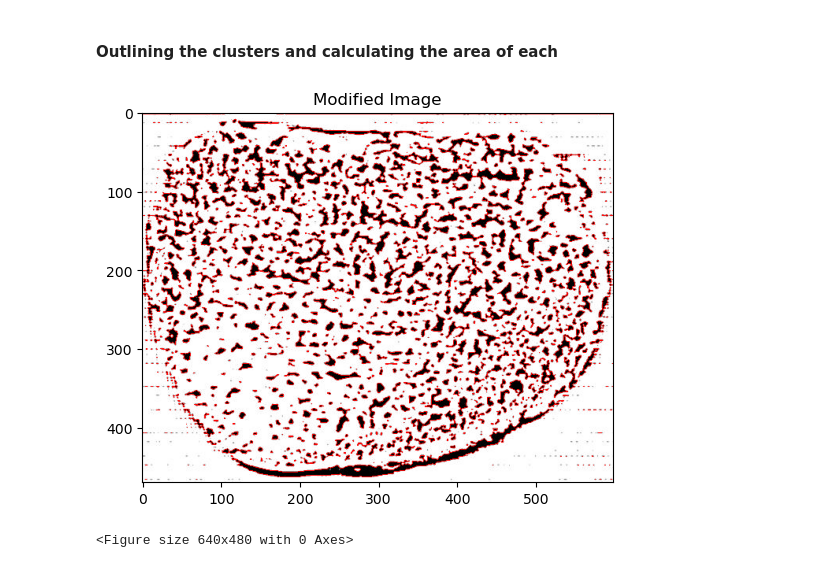
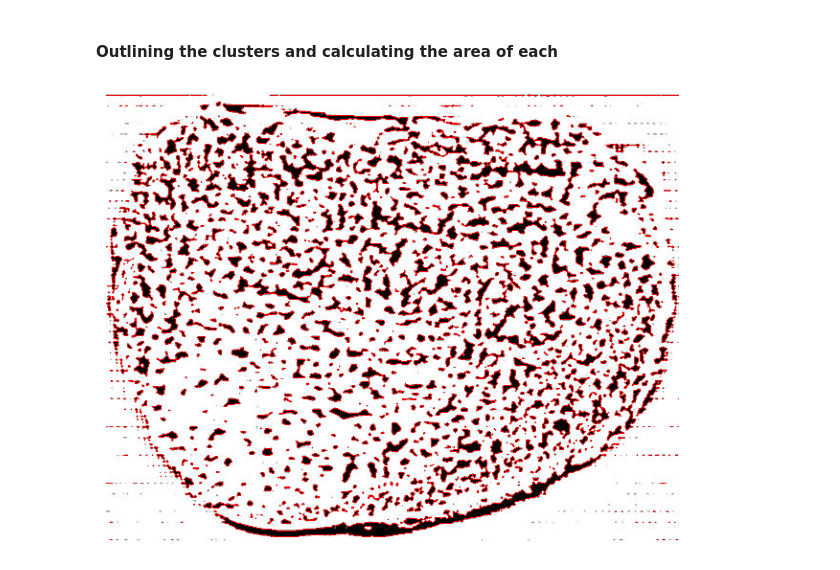
Before and after one commit to vitorkos/cluster-analysis-pibic, a Jupyter notebook: src/cluster_analysis_pibic.ipynb, the cells around one changed output. Cells and saved outputs as stored; diff of their text form; code cells hidden in the pictures.

```diff
--- a/src/cluster_analysis_pibic.ipynb
+++ b/src/cluster_analysis_pibic.ipynb
@@ -81,33 +81,35 @@ Number of black pixels: 101418
 # %%
 areas =[]
 csv_file_path = './../models/aline_models/exp1/cluster_data_1_1.csv'
 
 gray = cv2.cvtColor(img, cv2.COLOR_BGR2GRAY)
 ret,thresh = cv2.threshold(gray,127,255,1)
 contours,h = cv2.findContours(thresh,1,2)
 counter = 0
 for cnt in contours:
     cv2.drawContours(img,[cnt],0,(0,0,255),1)
     counter = counter + 1
 
     # Calculate the area (number of pixels) for each contour
     area = cv2.contourArea(cnt)
     areas.append(area)
 
 areas.sort()
 
 with open(csv_file_path, 'w', newline='') as csv_file:
     csv_writer = csv.writer(csv_file)
     csv_writer.writerow(['Exp1_1', 'Number of Total Clusters'])
     csv_writer.writerow([counter])
 
     for i, area in enumerate(areas, start=1):
         csv_writer.writerow([f'Area of Cluster{i}', area])
 
 plt.imshow(cv2.cvtColor(img, cv2.COLOR_BGR2RGB))
-plt.title('Modified Image')
+plt.axis('off')  # Turn off axis labels and ticks
+plt.tight_layout()
+
+# Save the image with contours
+plt.savefig('./../models/aline_models/exp1/1_1_bin_contours.jpg', bbox_inches='tight', pad_inches=0)
 plt.show()
-plt.savefig('./../models/aline_models/exp1/1_1_bin_contours.jpg', bbox_inches='tight', pad_inches=0)
 # %% [output]
-[figure, old version]
+[figure, new version]
-<Figure size 640x480 with 0 Axes>
```
